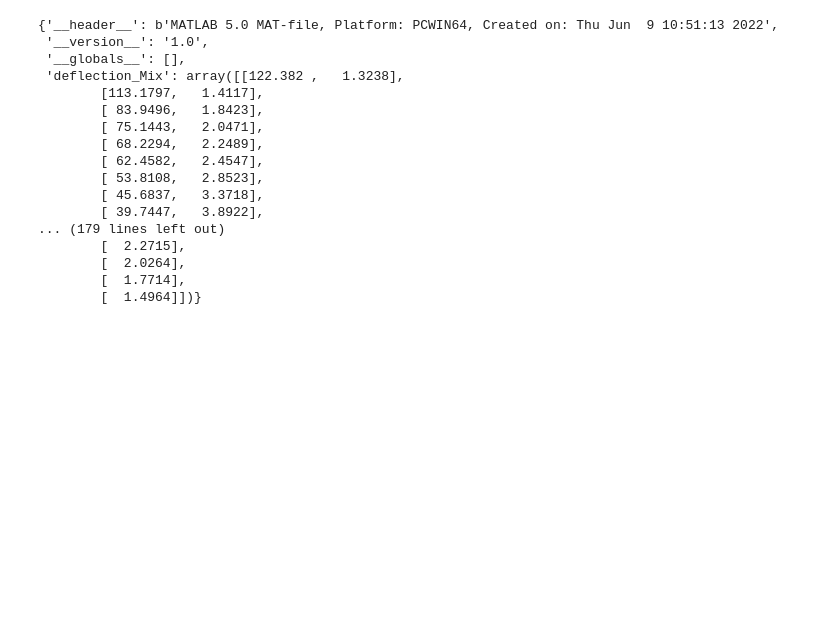
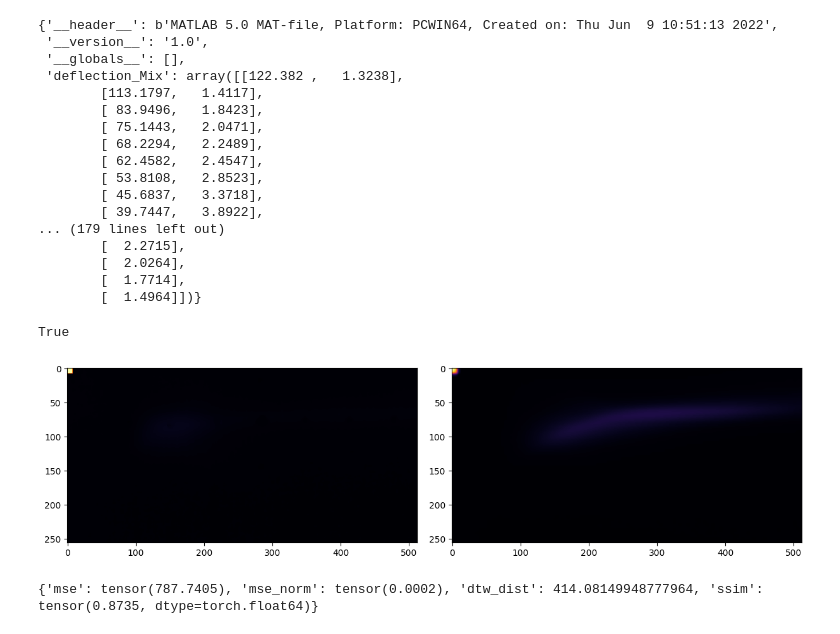
Before and after one commit to Jechmate/diffAE-elibeams, a Jupyter notebook: test.ipynb, the cells around one changed output. Saved outputs shown, nothing was run; the diff lists cells and outputs as text; code cells hidden in the pictures; blank space fills up the shorter version.

```diff
--- a/test.ipynb
+++ b/test.ipynb
@@ -267,3 +267,53 @@ mat
         [  2.0264],
         [  1.7714],
         [  1.4964]])}
+# %%
+from src.dataset import read_img
+import cv2
+
+img = read_img("data/test/8_11.tiff")
+img = img / 16 / 4095
+cv2.imwrite("original.png", img*255)
+# %% [output]
+True
+# %%
+from metrics import *
+import matplotlib.pyplot as plt
+from src.utils import deflection_calc
+
+def compare_avg_plot(im1, im2):
+    fig, axs = plt.subplots(1, 2, figsize=(15, 4))
+    fig.subplots_adjust(hspace=0.35)  # Increase the space between rows
+    fig.subplots_adjust(wspace=0.1)  # Decrease the space between columns
+    axs[0].imshow(im1, vmin=0, vmax=255, cmap='inferno')
+    axs[1].imshow(im2, vmin=0, vmax=255, cmap='inferno')
+    plt.show()
+
+def plot_spectra(sp1, sp2, el_pointing_pixel=62):
+    fig, (ax1, ax2) = plt.subplots(1, 2, figsize=(20, 4))
+    deflection_MeV = deflection_calc(1, len(sp1), el_pointing_pixel).flatten()
+    ax1.plot(deflection_MeV, sp1)  # plot without fit
+    ax1.set_title('Reconstructed Spectrum1')
+    ax1.set_ylabel('Spectral Intensity (pA/MeV)')
+    ax1.set_xlabel('Energy (MeV)')
+    ax1.set_xlim([2, 20])
+    ax2.plot(deflection_MeV, sp2)  # plot without fit
+    ax2.set_title('Reconstructed Spectrum2')
+    ax2.set_ylabel('Spectral Intensity (pA/MeV)')
+    ax2.set_xlabel('Energy (MeV)')
+    ax2.set_xlim([2, 20])
+    plt.show()
+
+dirnum = 11
+
+dir1 = 'data/with_gain/' + str(dirnum)
+dir2 = 'results/valid_nophys_1000ns_sec25_cfg3/' + str(dirnum)
+
+res, spectra = compare_spectra(dir1, dir2, dirnum)
+img1, img2 = compare_avg(dir1, dir2)
+compare_avg_plot(img1, img2)
+print(res)
+# plot_spectra(sp1, sp2)
+# %% [output]
+[figure, added]
+{'mse': tensor(787.7405), 'mse_norm': tensor(0.0002), 'dtw_dist': 414.08149948777964, 'ssim': tensor(0.8735, dtype=torch.float64)}
```
Also changed, not shown: parts of 1 cell of this notebook, 8 other files.
